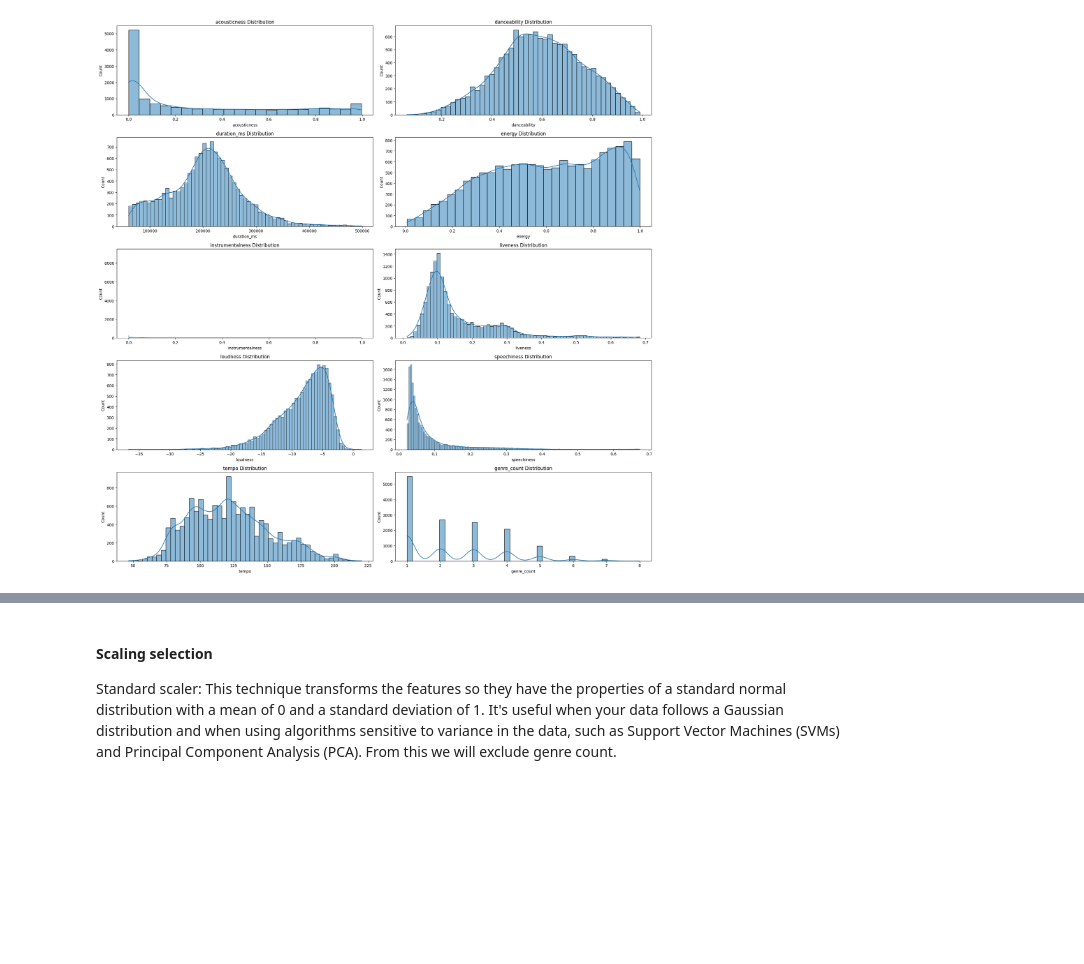
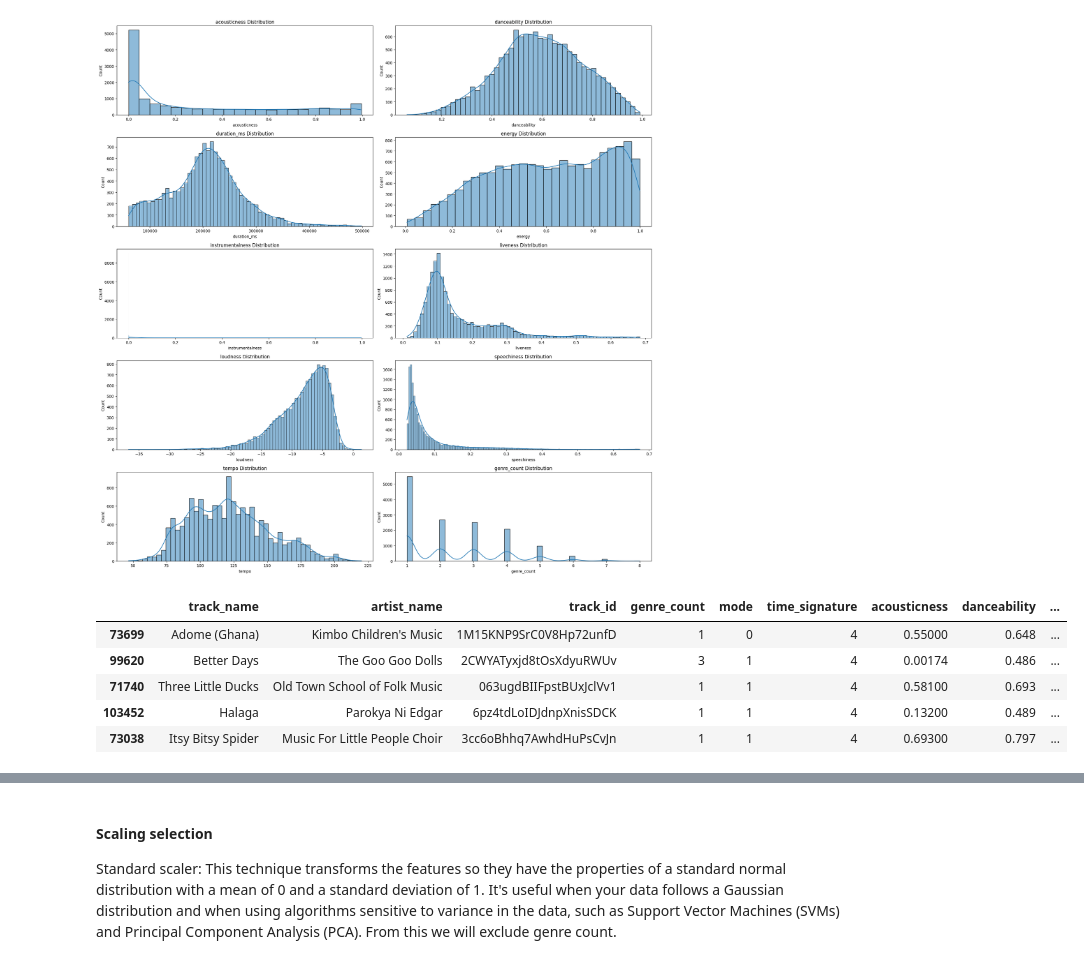
Before and after one commit to MorrisSimons/SCH_spotify_ml_project, a Jupyter notebook: largeset_version/main.ipynb, the cells around one changed output, grey strips where cells are left out. Cells and saved outputs as stored; diff of their text form; code cells hidden in the pictures; blank space fills up the shorter version.

```diff
--- a/largeset_version/main.ipynb
+++ b/largeset_version/main.ipynb
@@ -554,8 +569,18 @@ See the caveats in the documentation: https://pandas.pydata.org/pandas-docs/stab
   childrens_music['speechiness'] = np.log1p(childrens_music['speechiness'])
 [figure]
 # %%
-# Split the data into a training and testing set for final model
-X = childrens_music[['acousticness', 'danceability', 'energy', 'instrumentalness', 'liveness', 'loudness', 'speechiness', 'tempo', 'duration_ms', 'valence']]
+# What data do we want and what order do we want it
+X = childrens_music[['track_name', 'artist_name', 'track_id', 'genre_count','mode', 'time_signature','acousticness', 'danceability', 'energy', 'instrumentalness', 'liveness', 'loudness', 'speechiness', 'tempo', 'duration_ms', 'valence']]
 y = childrens_music['popularity_label']
 
+# Split the data into a training and testing set for final model
 X_train, X_test, y_train, y_test = train_test_split(X, y, test_size=0.2, random_state=42)
+
+X_train.head()
+# %% [output]
+|  | track_name | artist_name | track_id | genre_count | mode | time_signature | acousticness | danceability | ... |
+| 73699 | Adome (Ghana) | Kimbo Children's Music | 1M15KNP9SrC0V8Hp72unfD | 1 | 0 | 4 | 0.55000 | 0.648 | ... |
+| 99620 | Better Days | The Goo Goo Dolls | 2CWYATyxjd8tOsXdyuRWUv | 3 | 1 | 4 | 0.00174 | 0.486 | ... |
+| 71740 | Three Little Ducks | Old Town School of Folk Music | 063ugdBIIFpstBUxJclVv1 | 1 | 1 | 4 | 0.58100 | 0.693 | ... |
+| 103452 | Halaga | Parokya Ni Edgar | 6pz4tdLoIDJdnpXnisSDCK | 1 | 1 | 4 | 0.13200 | 0.489 | ... |
+| 73038 | Itsy Bitsy Spider | Music For Little People Choir | 3cc6oBhhq7AwhdHuPsCvJn | 1 | 1 | 4 | 0.69300 | 0.797 | ... |
```
Also changed, not shown: parts of 13 cells of this notebook, 2 other files.
